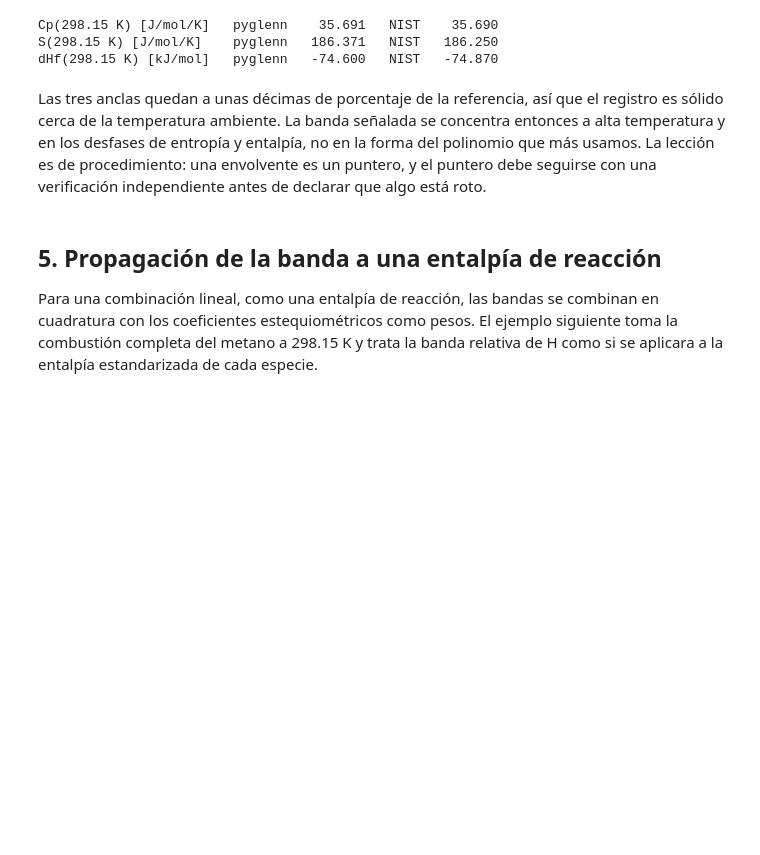
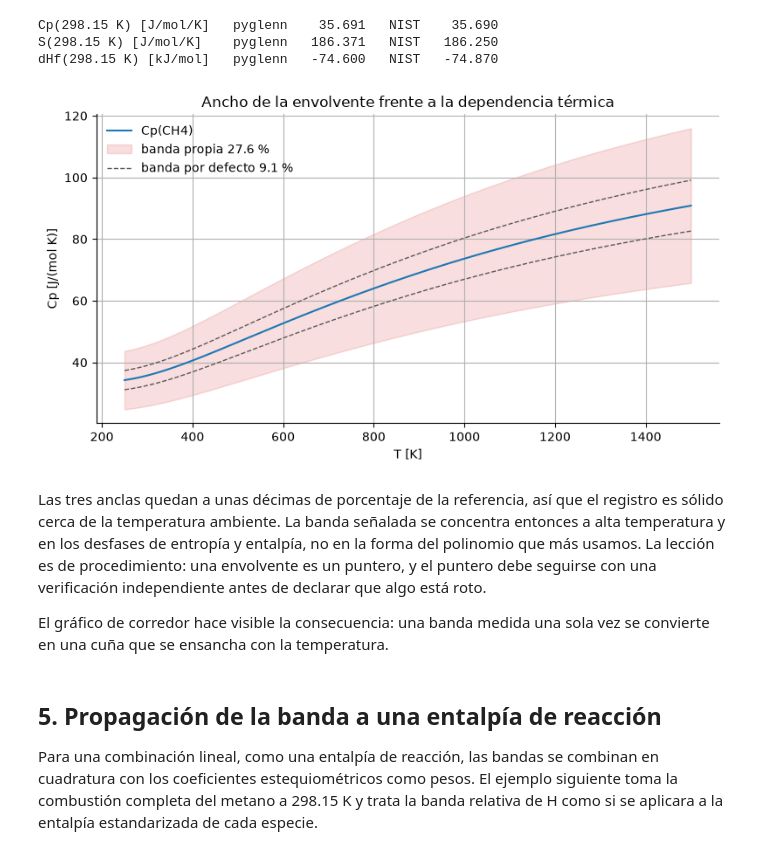
Before and after one commit to ProfLeao/pyglenn-notebooks, a Jupyter notebook: docs/source/es/13_presupuesto_incertidumbre.ipynb, the cells around one changed output. Cells and saved outputs as stored; diff of their text form; code cells hidden in the pictures; blank space fills up the shorter version.

```diff
--- a/docs/source/es/13_presupuesto_incertidumbre.ipynb
+++ b/docs/source/es/13_presupuesto_incertidumbre.ipynb
@@ -147,6 +217,30 @@ for label, reference in anchors.items():
 Cp(298.15 K) [J/mol/K]   pyglenn    35.691   NIST    35.690
 S(298.15 K) [J/mol/K]    pyglenn   186.371   NIST   186.250
 dHf(298.15 K) [kJ/mol]   pyglenn   -74.600   NIST   -74.870
+# %%
+temps = np.linspace(250.0, 1500.0, 200)
+with ThermochemicalCalculator() as calc:
+    ch4_id = calc.get_available_species("CH4", exact_match=True)[0].id
+    ethanol_id = calc.get_available_species("C2H5OH", exact_match=True)[0].id
+    cp = np.array([calc.calculate_properties(ch4_id, T).cp for T in temps])
+    own = calc.uncertainty(ch4_id, 1000.0)["cp_rel_2sigma"]
+    default_band = calc.uncertainty(ethanol_id, 298.15)["cp_rel_2sigma"]
+
+fig, ax = plt.subplots()
+ax.plot(temps, cp, color="tab:blue", label="Cp(CH4)")
+ax.fill_between(temps, cp * (1 - own / 100), cp * (1 + own / 100),
+                color="tab:red", alpha=0.15, label="banda propia {:.1f} %".format(own))
+for sign in (+1, -1):
+    ax.plot(temps, cp * (1 + sign * default_band / 100), color="0.35", ls="--", lw=1,
+            label="banda por defecto {:.1f} %".format(default_band) if sign > 0 else None)
+ax.set_xlabel("T [K]")
+ax.set_ylabel("Cp [J/(mol K)]")
+ax.set_title("Ancho de la envolvente frente a la dependencia térmica")
+ax.legend(frameon=False, loc="upper left")
+plt.tight_layout()
+plt.show()
+# %% [output]
+[figure, added]
 # %% [markdown]
 Las tres anclas quedan a unas décimas de porcentaje de la referencia, así que el
 registro es sólido cerca de la temperatura ambiente. La banda señalada se
@@ -154,6 +248,8 @@ concentra entonces a alta temperatura y en los desfases de entropía y entalpía
 no en la forma del polinomio que más usamos. La lección es de procedimiento: una
 envolvente es un puntero, y el puntero debe seguirse con una verificación
 independiente antes de declarar que algo está roto.
+
+El gráfico de corredor hace visible la consecuencia: una banda medida una sola vez se convierte en una cuña que se ensancha con la temperatura.
 # %% [markdown]
 ## 5. Propagación de la banda a una entalpía de reacción
 
```
Also changed, not shown: parts of 7 cells of this notebook, 6 other files.
